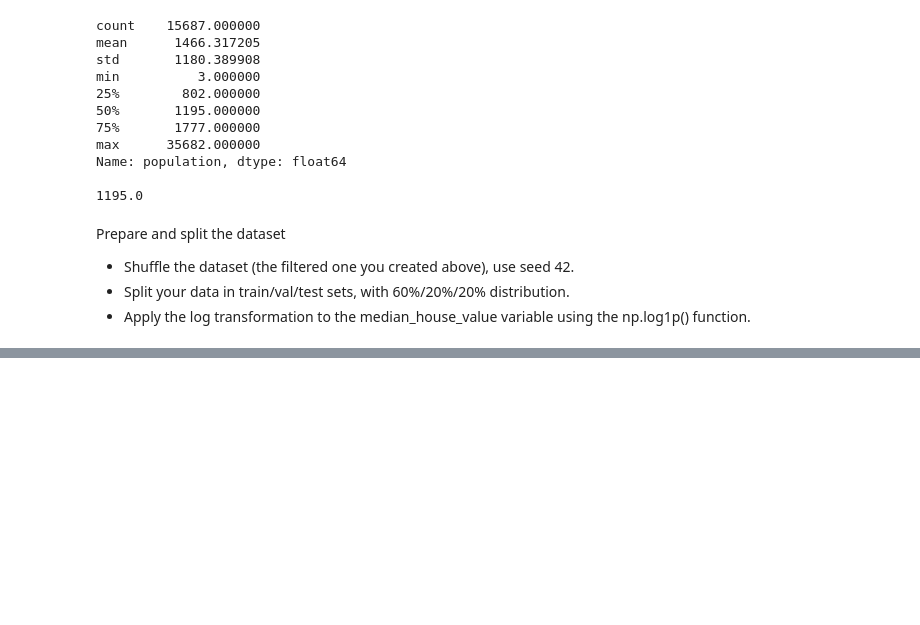
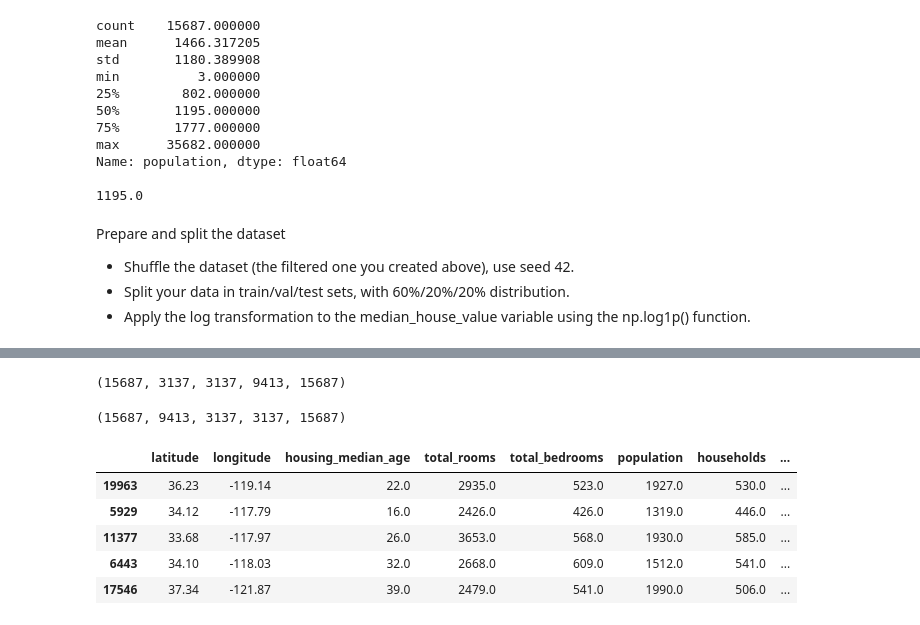
Before and after one commit to BeckMarquez/ML_zoomcamp_2023, a Jupyter notebook: Homework_w2.ipynb, the cells around one changed output, grey strips where cells are left out. Saved outputs shown, nothing was run; the diff lists cells and outputs as text; code cells hidden in the pictures; blank space fills up the shorter version.

```diff
--- a/Homework_w2.ipynb
+++ b/Homework_w2.ipynb
@@ -119,0 +140,31 @@ Prepare and split the dataset
+# %%
+n = len(df_h)
+
+n_val = int(n * 0.2)
+n_test = int(n * 0.2)
+n_train = n - n_val - n_test
+
+n, n_val, n_test, n_train, n_val + n_test + n_train
+# %% [output]
+(15687, 3137, 3137, 9413, 15687)
+# %%
+idx = np.arange(n)
+np.random.seed(42)
+np.random.shuffle(idx)
+# %%
+df_train = df_h.iloc[idx[ : n_train]]
+df_val = df_h.iloc[idx[n_train : n_train + n_val]]
+df_test = df_h.iloc[idx[n_train + n_val : ]]
+# %%
+len(df_h), len(df_train), len(df_val), len(df_test), len(df_train) + len(df_val) + len(df_test)
+# %% [output]
+(15687, 9413, 3137, 3137, 15687)
+# %%
+df_train.head()
+# %% [output]
+|  | latitude | longitude | housing_median_age | total_rooms | total_bedrooms | population | households | ... |
+| 19963 | 36.23 | -119.14 | 22.0 | 2935.0 | 523.0 | 1927.0 | 530.0 | ... |
+| 5929 | 34.12 | -117.79 | 16.0 | 2426.0 | 426.0 | 1319.0 | 446.0 | ... |
+| 11377 | 33.68 | -117.97 | 26.0 | 3653.0 | 568.0 | 1930.0 | 585.0 | ... |
+| 6443 | 34.10 | -118.03 | 32.0 | 2668.0 | 609.0 | 1512.0 | 541.0 | ... |
+| 17546 | 37.34 | -121.87 | 39.0 | 2479.0 | 541.0 | 1990.0 | 506.0 | ... |
```
Also changed, not shown: parts of 8 cells of this notebook.
